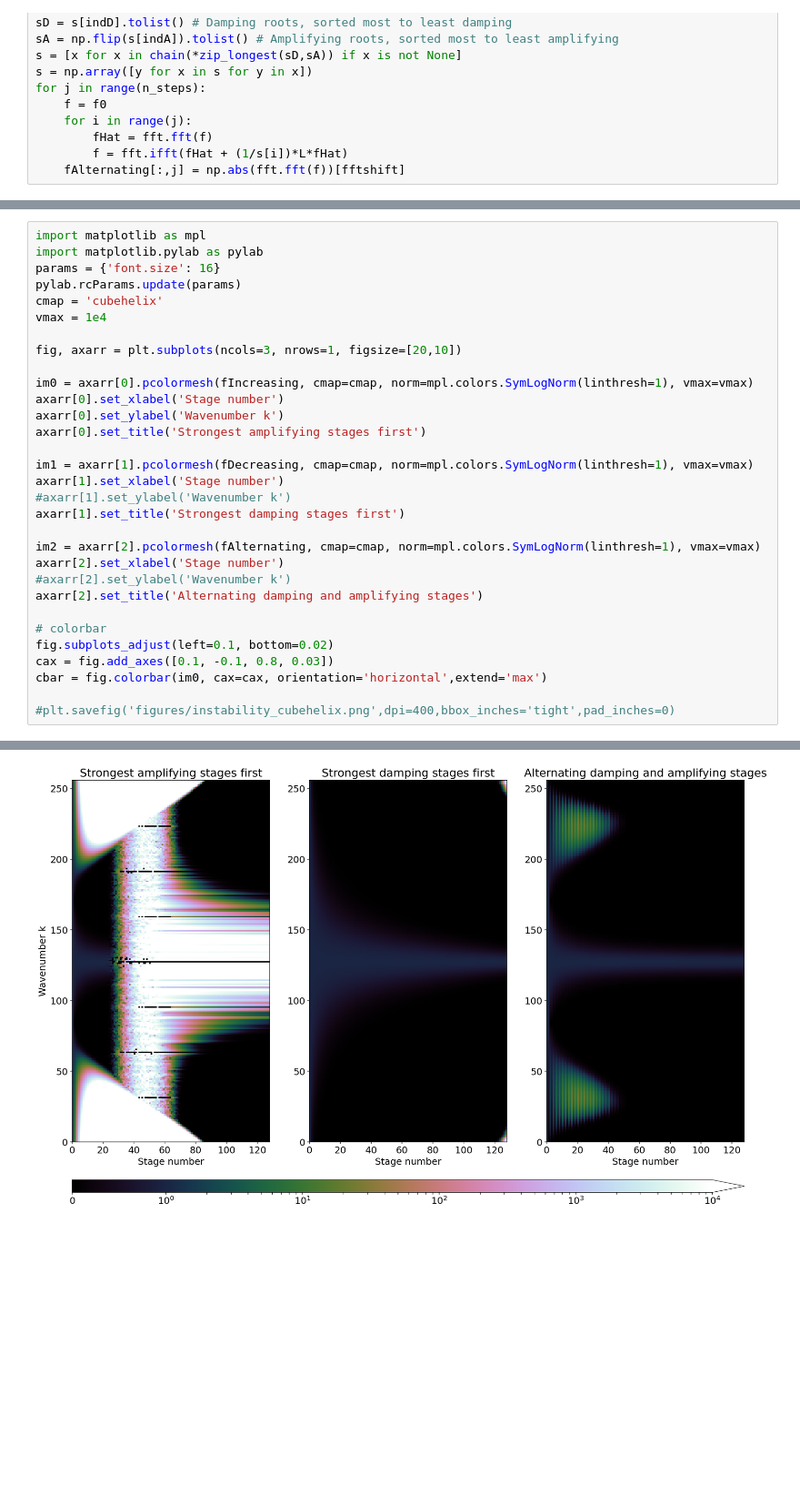
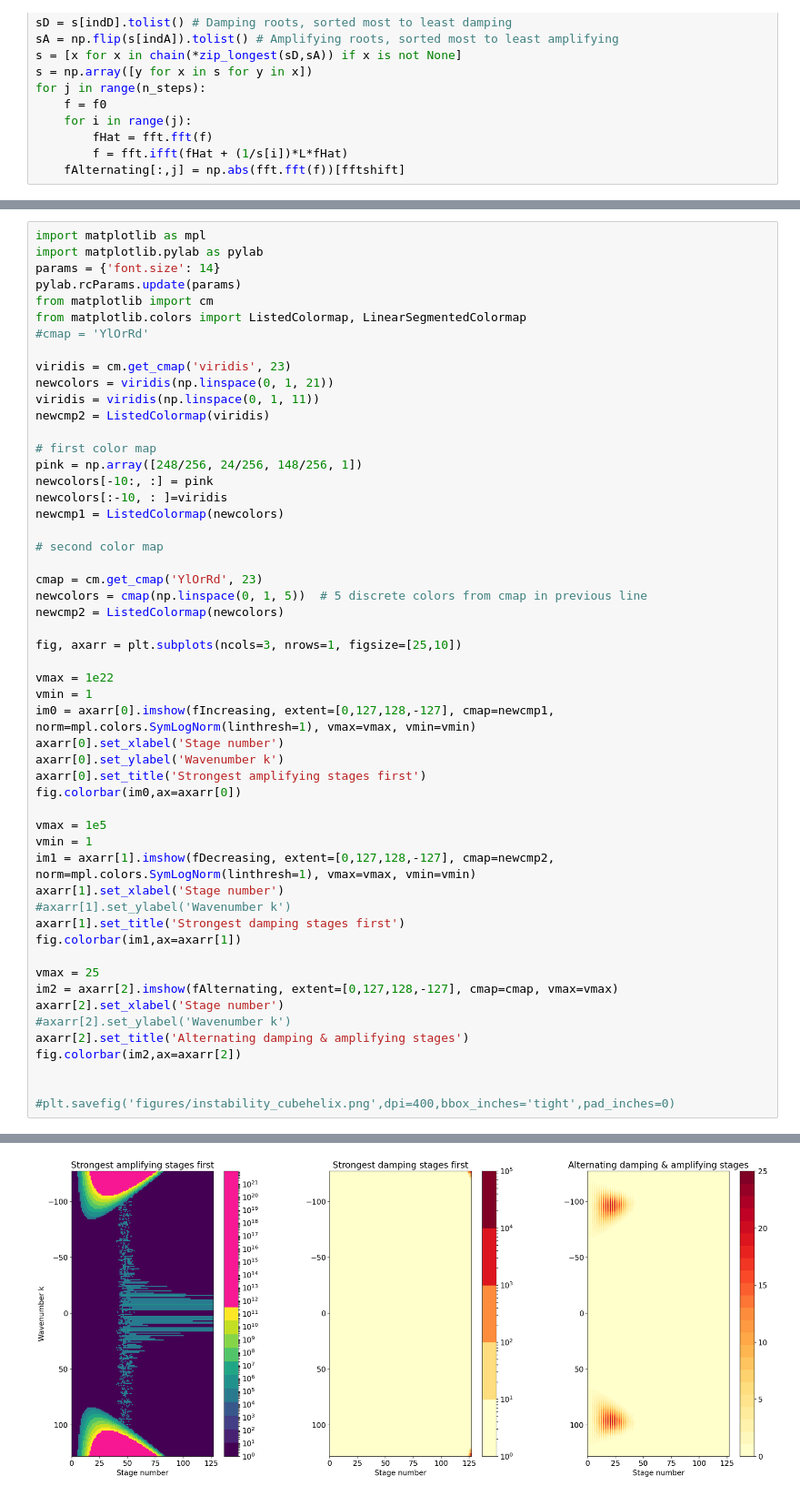
Before and after one commit to ocean-eddy-cpt/gcm-filters-paper, a Jupyter notebook: Roundoff.ipynb, the cells around one changed output, grey strips where cells are left out. Shown at 91% size. Cells and saved outputs as stored; diff of their text form; blank space fills up the shorter version.

Commit message:
change colormap

```diff
--- a/Roundoff.ipynb
+++ b/Roundoff.ipynb
@@ -79,32 +79,54 @@ plt.tight_layout()
 # %%
 import matplotlib as mpl
 import matplotlib.pylab as pylab
-params = {'font.size': 16}
+params = {'font.size': 14}
 pylab.rcParams.update(params)
-cmap = 'cubehelix'
-vmax = 1e4
+from matplotlib import cm
+from matplotlib.colors import ListedColormap, LinearSegmentedColormap
+#cmap = 'YlOrRd'
 
-fig, axarr = plt.subplots(ncols=3, nrows=1, figsize=[20,10])
+viridis = cm.get_cmap('viridis', 23)
+newcolors = viridis(np.linspace(0, 1, 21))
+viridis = viridis(np.linspace(0, 1, 11))
+newcmp2 = ListedColormap(viridis)
 
-im0 = axarr[0].pcolormesh(fIncreasing, cmap=cmap, norm=mpl.colors.SymLogNorm(linthresh=1), vmax=vmax)
+# first color map
+pink = np.array([248/256, 24/256, 148/256, 1])
+newcolors[-10:, :] = pink
+newcolors[:-10, : ]=viridis
+newcmp1 = ListedColormap(newcolors)
+
+# second color map
+
+cmap = cm.get_cmap('YlOrRd', 23)
+newcolors = cmap(np.linspace(0, 1, 5))  # 5 discrete colors from cmap in previous line
+newcmp2 = ListedColormap(newcolors)
+
+fig, axarr = plt.subplots(ncols=3, nrows=1, figsize=[25,10])
+
+vmax = 1e22
+vmin = 1
+im0 = axarr[0].imshow(fIncreasing, extent=[0,127,128,-127], cmap=newcmp1, norm=mpl.colors.SymLogNorm(linthresh=1), vmax=vmax, vmin=vmin)
 axarr[0].set_xlabel('Stage number')
 axarr[0].set_ylabel('Wavenumber k')
 axarr[0].set_title('Strongest amplifying stages first')
+fig.colorbar(im0,ax=axarr[0])
 
-im1 = axarr[1].pcolormesh(fDecreasing, cmap=cmap, norm=mpl.colors.SymLogNorm(linthresh=1), vmax=vmax)
+vmax = 1e5
+vmin = 1
+im1 = axarr[1].imshow(fDecreasing, extent=[0,127,128,-127], cmap=newcmp2, norm=mpl.colors.SymLogNorm(linthresh=1), vmax=vmax, vmin=vmin)
 axarr[1].set_xlabel('Stage number')
 #axarr[1].set_ylabel('Wavenumber k')
 axarr[1].set_title('Strongest damping stages first')
+fig.colorbar(im1,ax=axarr[1])
 
-im2 = axarr[2].pcolormesh(fAlternating, cmap=cmap, norm=mpl.colors.SymLogNorm(linthresh=1), vmax=vmax)
+vmax = 25
+im2 = axarr[2].imshow(fAlternating, extent=[0,127,128,-127], cmap=cmap, vmax=vmax)
 axarr[2].set_xlabel('Stage number')
 #axarr[2].set_ylabel('Wavenumber k')
-axarr[2].set_title('Alternating damping and amplifying stages')
+axarr[2].set_title('Alternating damping & amplifying stages')
+fig.colorbar(im2,ax=axarr[2])
 
-# colorbar
-fig.subplots_adjust(left=0.1, bottom=0.02)
-cax = fig.add_axes([0.1, -0.1, 0.8, 0.03])
-cbar = fig.colorbar(im0, cax=cax, orientation='horizontal',extend='max')
 
 #plt.savefig('figures/instability_cubehelix.png',dpi=400,bbox_inches='tight',pad_inches=0)
 # %% [output]
@@ -111 +134 @@ cbar = fig.colorbar(im0, cax=cax, orientation='horizontal',extend='max')
-[figure, old version]
+[figure, new version]
```
Also changed, not shown: parts of 5 cells of this notebook.
